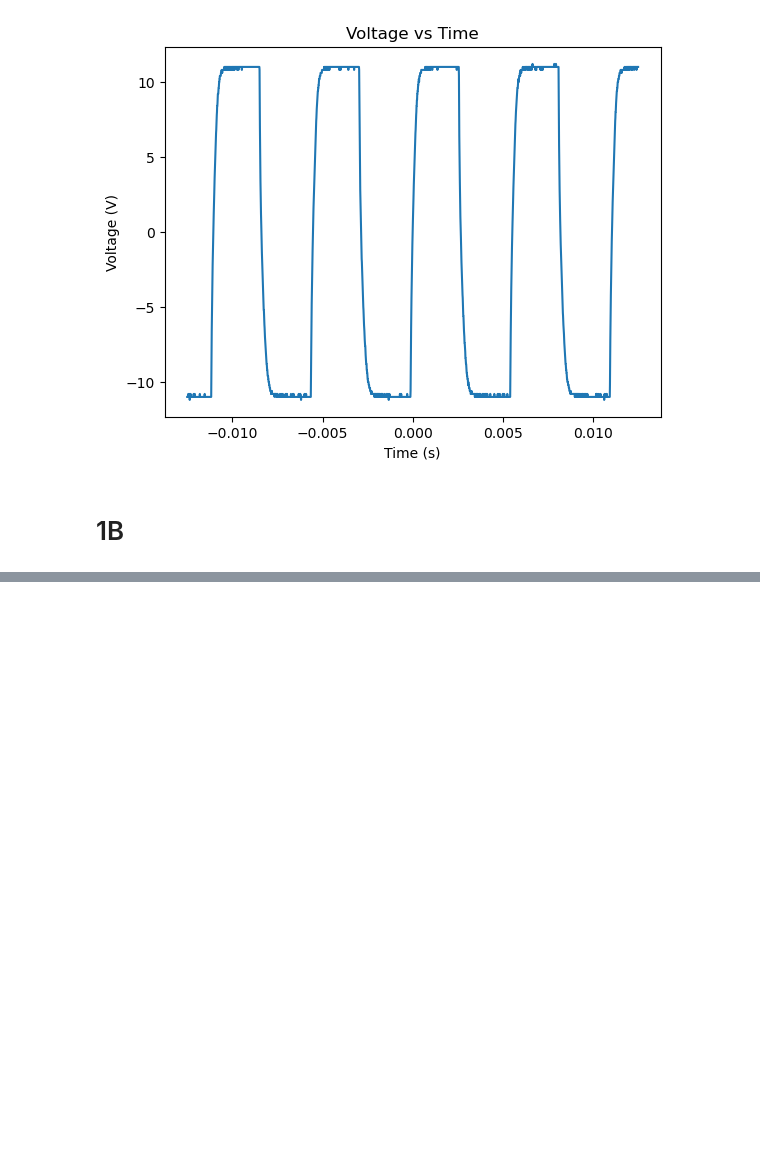
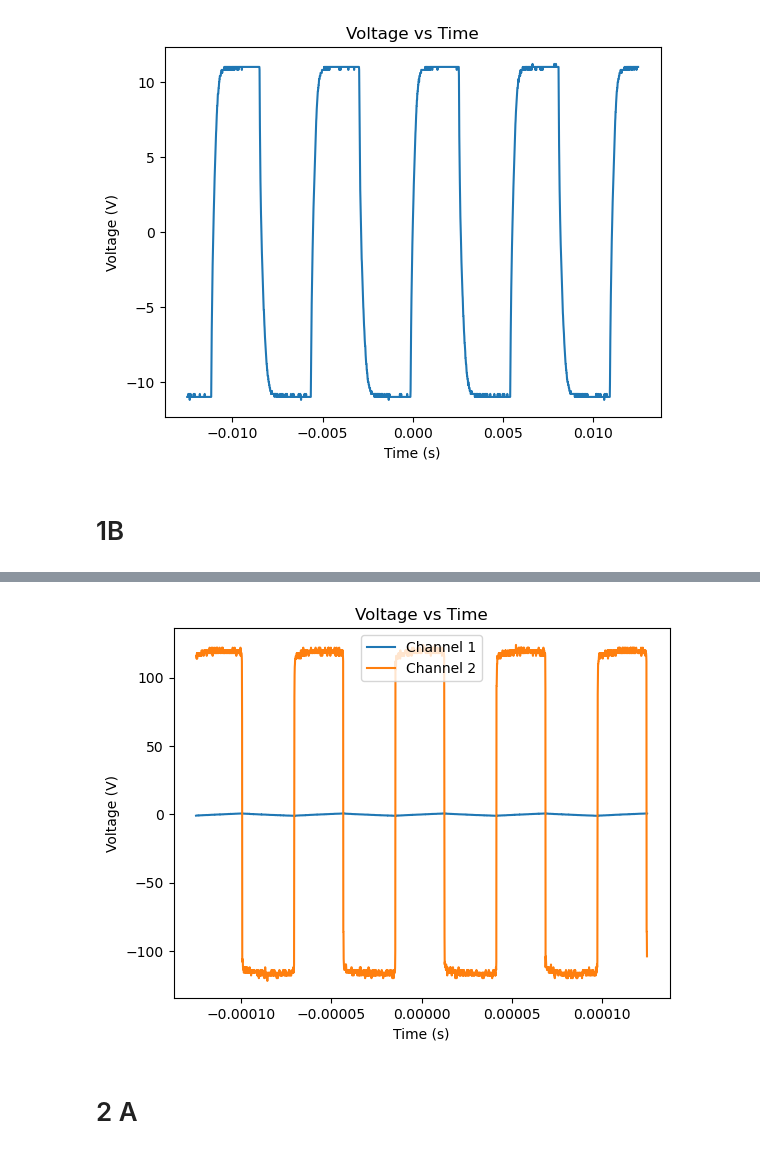
Before and after one commit to Quantum-Impulse/Eletronic-Techniques-Reports, a Jupyter notebook: Report 1/Lab 2/Lab2.ipynb, the cells around one changed output, grey strips where cells are left out. Saved outputs shown, nothing was run; the diff lists cells and outputs as text; code cells hidden in the pictures; blank space fills up the shorter version.

```diff
--- a/Report 1/Lab 2/Lab2.ipynb
+++ b/Report 1/Lab 2/Lab2.ipynb
@@ -59,0 +114,14 @@ data_1b_ch2= pd.read_csv('./data/1b2khz/F0001CH2.csv')
+# %%
+# graph data_1b_ch1_200khz and data_1b_ch2_200khz, overlaying each other.
+# Add index of channels to the legend
+plt.plot(data_1b_ch1_200khz['Time'], data_1b_ch1_200khz['Voltage'])
+plt.plot(data_1b_ch2_200khz['Time'], data_1b_ch2_200khz['Voltage'])
+plt.xlabel('Time (s)')
+plt.ylabel('Voltage (V)')
+plt.title('Voltage vs Time')
+plt.legend(['Channel 1', 'Channel 2'])
+plt.show()
+# %% [output]
+[figure, added]
+# %% [markdown]
+# 2 A
```
Also changed, not shown: parts of 8 cells of this notebook, 13 other files.
